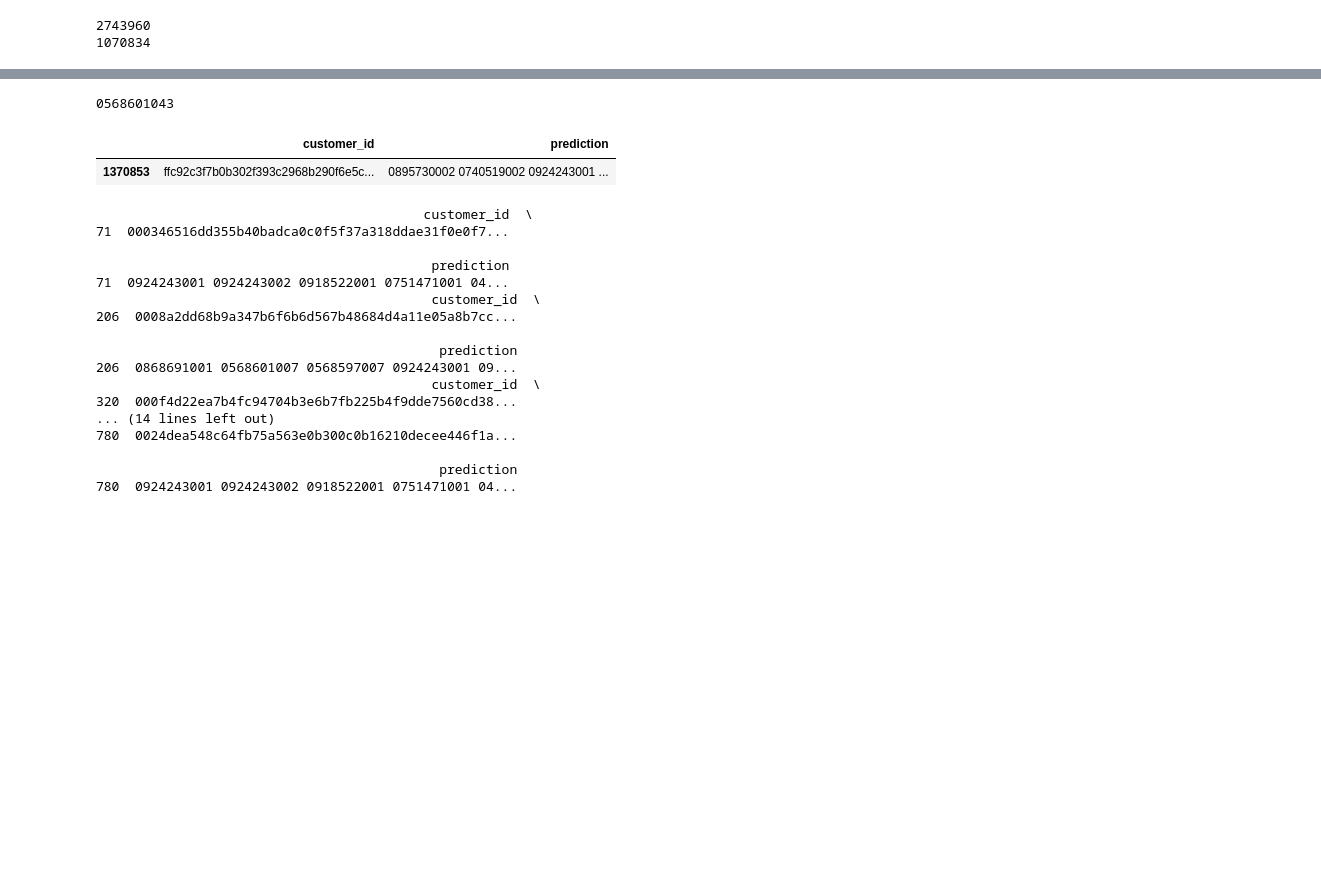
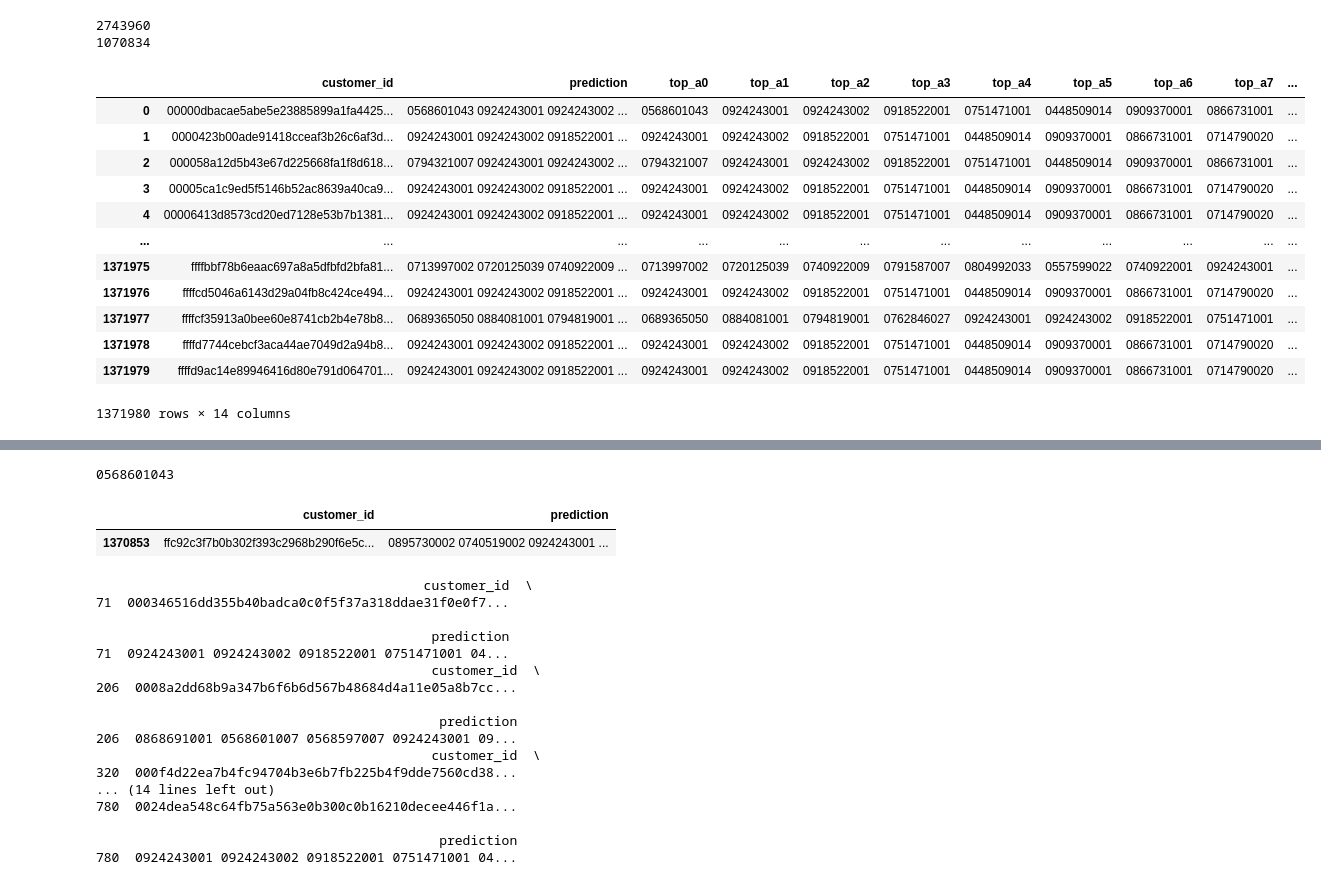
Before and after one commit to Vechus/h-m-recsys-competition, a Jupyter notebook: PersonalEDAFolder/list_combination.ipynb, the cells around one changed output, grey strips where cells are left out. Cells and saved outputs as stored; diff of their text form; code cells hidden in the pictures; blank space fills up the shorter version.

```diff
--- a/PersonalEDAFolder/list_combination.ipynb
+++ b/PersonalEDAFolder/list_combination.ipynb
@@ -17,3 +17,23 @@ print(csv_b.size)
 # %% [output]
 2743960
 1070834
+# %%
+# csv_a['Top'] = csv_a['prediction'].str.split(' ')
+
+csv_a = csv_a.join(csv_a['prediction'].str.split(' ', expand=True).add_prefix('top'))
+# %%
+csv_a
+# %% [output]
+|  | customer_id | prediction | top_a0 | top_a1 | top_a2 | top_a3 | top_a4 | top_a5 | top_a6 | top_a7 | ... |
+| 0 | 00000dbacae5abe5e23885899a1fa4425... | 0568601043 0924243001 0924243002 ... | 0568601043 | 0924243001 | 0924243002 | 0918522001 | 0751471001 | 0448509014 | 0909370001 | 0866731001 | ... |
+| 1 | 0000423b00ade91418cceaf3b26c6af3d... | 0924243001 0924243002 0918522001 ... | 0924243001 | 0924243002 | 0918522001 | 0751471001 | 0448509014 | 0909370001 | 0866731001 | 0714790020 | ... |
+| 2 | 000058a12d5b43e67d225668fa1f8d618... | 0794321007 0924243001 0924243002 ... | 0794321007 | 0924243001 | 0924243002 | 0918522001 | 0751471001 | 0448509014 | 0909370001 | 0866731001 | ... |
+| 3 | 00005ca1c9ed5f5146b52ac8639a40ca9... | 0924243001 0924243002 0918522001 ... | 0924243001 | 0924243002 | 0918522001 | 0751471001 | 0448509014 | 0909370001 | 0866731001 | 0714790020 | ... |
+| 4 | 00006413d8573cd20ed7128e53b7b1381... | 0924243001 0924243002 0918522001 ... | 0924243001 | 0924243002 | 0918522001 | 0751471001 | 0448509014 | 0909370001 | 0866731001 | 0714790020 | ... |
+| ... | ... | ... | ... | ... | ... | ... | ... | ... | ... | ... | ... |
+| 1371975 | ffffbbf78b6eaac697a8a5dfbfd2bfa81... | 0713997002 0720125039 0740922009 ... | 0713997002 | 0720125039 | 0740922009 | 0791587007 | 0804992033 | 0557599022 | 0740922001 | 0924243001 | ... |
+| 1371976 | ffffcd5046a6143d29a04fb8c424ce494... | 0924243001 0924243002 0918522001 ... | 0924243001 | 0924243002 | 0918522001 | 0751471001 | 0448509014 | 0909370001 | 0866731001 | 0714790020 | ... |
+| 1371977 | ffffcf35913a0bee60e8741cb2b4e78b8... | 0689365050 0884081001 0794819001 ... | 0689365050 | 0884081001 | 0794819001 | 0762846027 | 0924243001 | 0924243002 | 0918522001 | 0751471001 | ... |
+| 1371978 | ffffd7744cebcf3aca44ae7049d2a94b8... | 0924243001 0924243002 0918522001 ... | 0924243001 | 0924243002 | 0918522001 | 0751471001 | 0448509014 | 0909370001 | 0866731001 | 0714790020 | ... |
+| 1371979 | ffffd9ac14e89946416d80e791d064701... | 0924243001 0924243002 0918522001 ... | 0924243001 | 0924243002 | 0918522001 | 0751471001 | 0448509014 | 0909370001 | 0866731001 | 0714790020 | ... |
+1371980 rows × 14 columns
```
Also changed, not shown: parts of 19 cells of this notebook, 1 other file.
